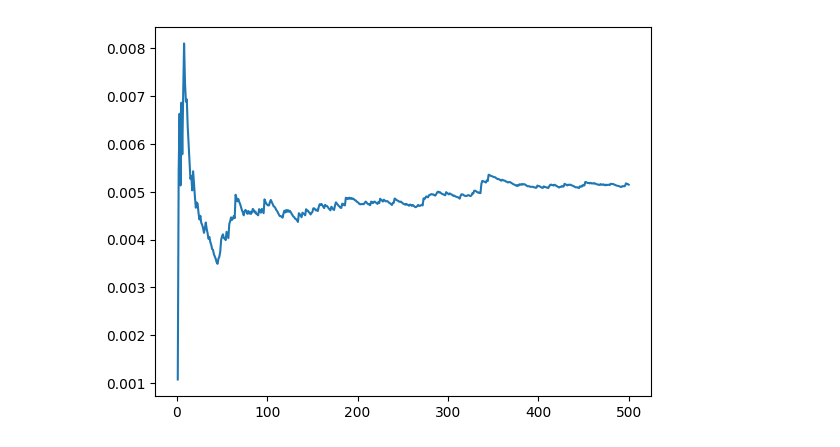
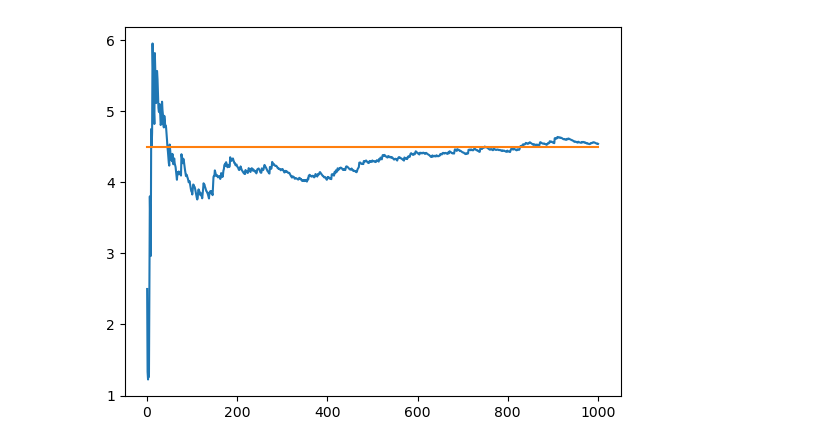
Before and after one commit to AlonsoFernandezVM/Pattern-formation-in-a-phytoplankton-population-based-on-stochastic-models-of-the-ocean-turbulence, a Jupyter notebook: notebooks/random_constant_flow.ipynb, the cells around one changed output. Drawn from its saved outputs; the diff is of its cells as text; code cells hidden in the pictures.

```diff
--- a/notebooks/random_constant_flow.ipynb
+++ b/notebooks/random_constant_flow.ipynb
@@ -224,0 +233,5 @@ n_max
+# %%
+n_max = find_n_max(L_x, eta)
+biggest_k = 2 * PI * n_max / L_x
+gaussian_term = np.exp(-biggest_k**2 * eta **2 / 4)
+print(n_max, gaussian_term)
@@ -253,24 +272,3 @@ K = 2 * PI * np.arange(-n_max, n_max + 1) / L_tot
 k = 2 * PI * n_max / L_tot
 num = eta**(d / 2 + 1) * u_0
 den = np.sqrt(V_d * d * (d - 1))
-# %%
-n_rows, n_cols = X.shape
-flow = np.zeros([n_rows, n_cols], dtype=complex)
-
-d = 2
-V_d = L_x * L_y
-K = 2 * PI * np.arange(-n_max, n_max + 1) / L_x
-k = 2 * PI * n_max / L_x
-num = eta**(d / 2 + 1) * u_0
-den = np.sqrt(V_d * d * (d - 1))
-fourier_sum = np.zeros_like(flow)
-
-for k_1 in range(len(K)):
-
-    for k_2 in range(len(K)):
-
-        fourier_sum += a_k[k_1, k_2] * np.exp((X * K[k_2] + Y * K[k_1]) * 1j
-                                                   - (K[k_1] **2 + K[k_2]**2) * (eta / 2)**2)
-
-flow = (2 * PI)**(d/4) * fourier_sum * num / den
-flow = np.real_if_close(flow)
@@ -283,22 +275,13 @@ plt.show()
-# %%
-x, y = np.arange(-N//2, N//2 +1) * dx, np.arange(-N//2, N//2 + 1) * dx
-X, Y = np.meshgrid(x, y)
 # %%
-n_est = 500
+n_est = 1000
 phis, phis_prime = np.array([]), np.array([])
 corr_grid = np.zeros_like(X)
 
 for _ in range(n_est):
 
     a = fourier_matrix(n_max)
-    flo = slow_phi(X, Y, L_x, L_y, eta, u_0, V_d, a, n_max, L_tot)# * np.exp(k**2 * eta**2 / 4)
+    flo = slow_phi(X, Y, L_x, L_y, eta, u_0, V_d, a, n_max)
     phi_y, phi_x = np.gradient(flo)
-    u = phi_y
-    #flo = real_calculation_slow_phi(X, Y, L_x, L_y, eta, u_0, V_d, n_max, L_tot, gen)
-    #flo = step_by_step_slow_phi(X, Y, L_x, L_y, eta, u_0, V_d, n_max, L_tot, gen)# * np.exp(k**2 * eta**2 / 4)
-    #plt.imshow(flo)
-    #plt.colorbar()
-    #plt.show()
     phi_normal = flo[N//2, N//2]
     phi_prime = flo[N//2, N//2]
     phis = np.append(phis, phi_normal)
@@ -319,9 +302,9 @@ print(corr, estimated_corr)
 # %%
 plt.plot(t, cum_means)
-#plt.plot(t, corr * np.ones_like(t))
+plt.plot(t, corr * np.ones_like(t))
 plt.show()
 # %% [output]
-[figure, old version]
+[figure, new version]
 # %%
 plt.imshow(corr_grid)
 plt.colorbar()
```
Also changed, not shown: parts of 32 cells of this notebook.
